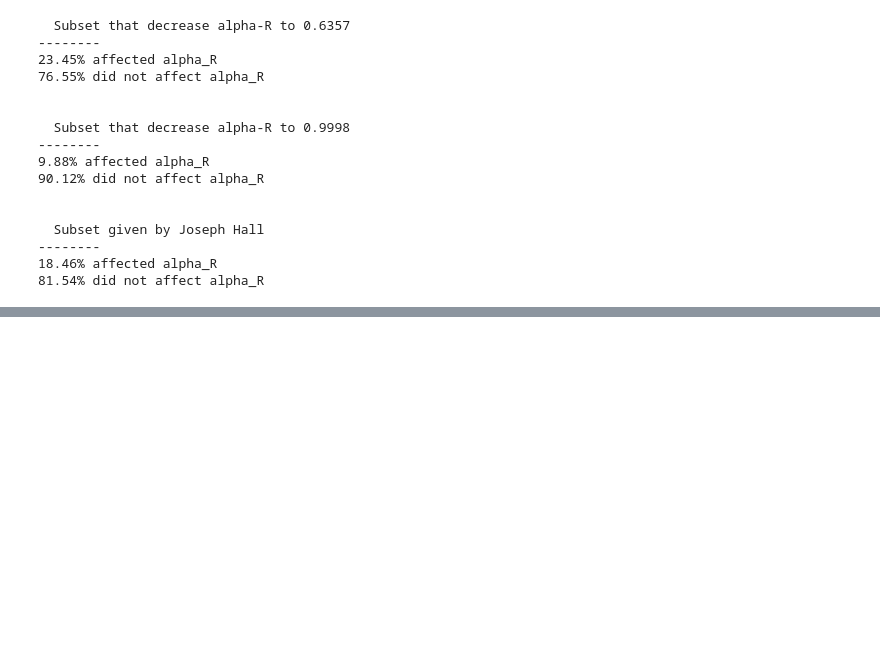
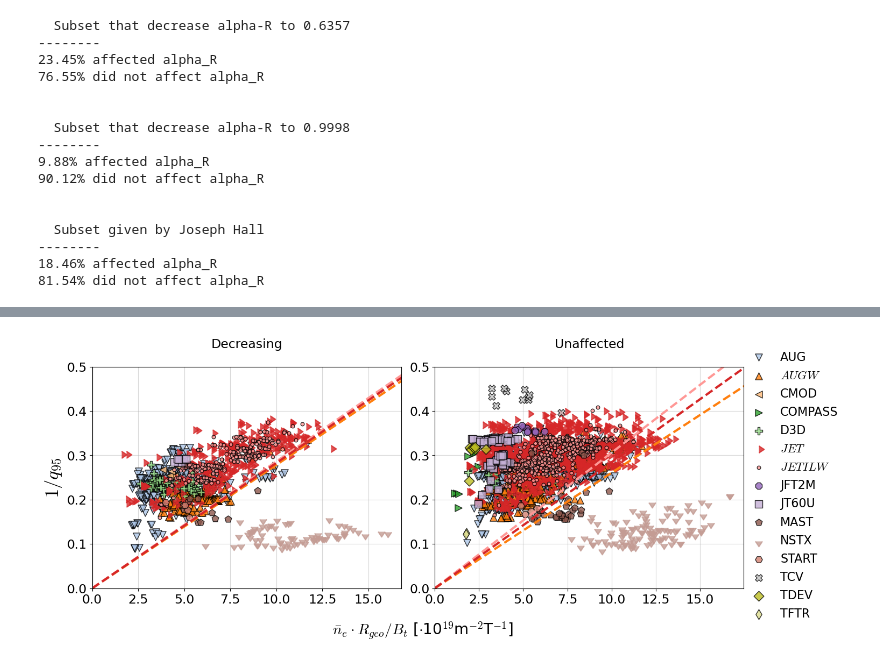
Before and after one commit to Chinnasf/FUSION-EP-Master-Thesis, a Jupyter notebook: Tokamak Interpretation/ Hugill diagrams.ipynb, the cells around one changed output, grey strips where cells are left out. Drawn from its saved outputs; the diff is of its cells as text; code cells hidden in the pictures; blank space fills up the shorter version.

```diff
--- a/Tokamak Interpretation/ Hugill diagrams.ipynb
+++ b/Tokamak Interpretation/ Hugill diagrams.ipynb
@@ -276,0 +220,89 @@ plt.tight_layout()
+# %%
+# Create a figure with two subplots
+fig, (ax1, ax2) = plt.subplots(1, 2, figsize=(15, 5.5))
+
+
+import pdb # For debugging || pdb.set_trace()
+
+parameter = "TOK"
+db5_ = DB5.copy()#[DB5.TOK.isin(["ASDEX","AUG", "JETILW"])].copy()
+
+# Set the parameter and category colors
+category_colors = HUE_ORDER[parameter]
+xmin, xmax = (0, None)
+ymin, ymax = (0, 0.5)
+# -------------------------------------
+
+x_label = "$\\bar{n}_e\\cdot R_{geo} / B_t$ [$\\cdot$10$^{19}$m$^{-2}$T$^{-1}$]"
+y_label = "$1/q_{95}$"
+
+data1["Y"] = 1/data1["Q95"]
+data2["Y"] = 1/data2["Q95"]
+
+data1["X"] = data1["NEL"]*data1["RGEO"]/np.abs(data1["BT"])
+data2["X"] = data2["NEL"]*data2["RGEO"]/np.abs(data2["BT"])
+
+TOK_lines = ["AUGW","JETILW","JET"]
+
+for tok in data1["TOK"].unique():
+    ax1.scatter(data1[data1.TOK.isin([tok])]["X"], data1[data1.TOK.isin([tok])]["Y"],
+            color=category_colors[tok], edgecolors='black', s=90, alpha=0.8, marker=tok_markers[tok] )
+ax1.grid(alpha=0.5)
+
+for tok in data2["TOK"].unique():
+    ax2.scatter(data2[data2.TOK.isin([tok])]["X"], data2[data2.TOK.isin([tok])]["Y"],
+            color=category_colors[tok], edgecolors='black', s=90, alpha=0.8, marker=tok_markers[tok] )
+ax2.grid(alpha=0.5)
+
+# Add legend outside of the plot
+handles = []
+labels = []
+for tok in data2["TOK"].unique():
+    handle = ax2.scatter([], [], color=category_colors[tok], edgecolors='black', alpha=0.8, s=90, marker=tok_markers[tok])
+    handles.append(handle)
+    if tok in TOK_lines:
+        labels.append(r"$\it{" + tok + "}$")  # Bold font for names in TOK_lines
+    else:
+        labels.append(tok)
+ax2.legend(handles, labels, loc='upper right', bbox_to_anchor=(1.34, 1.12), frameon=False, fontsize=16)
+
+ax1.set_ylabel(y_label, fontsize=25)
+fig.text(0.48, -0.03, x_label, ha='center', fontsize=20)
+
+ax1.set_xlim(xmin, xmax)
+ax1.set_ylim(ymin, ymax)
+ax2.set_xlim(xmin, xmax)
+ax2.set_ylim(ymin, ymax)
+
+ax1.set_title("Decreasing\n", fontsize=17)
+ax2.set_title("Unaffected\n", fontsize=17)
+
+ax1.tick_params(axis='both', which='major', labelsize=17)
+ax2.tick_params(axis='both', which='major', labelsize=17)
+
+# -- GreenWald Limit
+
+for i, tok in enumerate(TOK_lines):
+    data2["GW_limit"] = (10*np.abs(data2["IP"]))/(np.pi*data2["AMIN"]*data2["AMIN"])
+    GW_lims = data2[data2.TOK.isin([tok])]
+    GW_lims = GW_lims[GW_lims.GW_limit.isin([max(
+                        GW_lims["GW_limit"])])][["Y","GW_limit","BT", "Q95","RGEO","TOK"]]
+    m = (GW_lims["GW_limit"]*GW_lims["RGEO"]*GW_lims["Q95"]/np.abs(GW_lims["BT"])).values[0]
+    x = np.linspace(0,max(data2["X"]*1.1))
+    ax2.plot(x, (m**-1)*x, color=category_colors[tok], linestyle="--", linewidth=3)
+
+for i, tok in enumerate(TOK_lines):
+    data1["GW_limit"] = (10*np.abs(data1["IP"]))/(np.pi*data1["AMIN"]*data1["AMIN"])
+    GW_lims = data1[data1.TOK.isin([tok])]
+    GW_lims = GW_lims[GW_lims.GW_limit.isin([max(
+                        GW_lims["GW_limit"])])][["Y","GW_limit","BT", "Q95","RGEO","TOK"]]
+    m = (GW_lims["GW_limit"]*GW_lims["RGEO"]*GW_lims["Q95"]/np.abs(GW_lims["BT"])).values[0]
+    x = np.linspace(0,max(data1["X"]*1.1))
+    ax1.plot(x, (m**-1)*x, color=category_colors[tok], linestyle="--", linewidth=3)
+
+
+# Adjust the spacing between subplots
+plt.tight_layout()
+#plt.savefig(fig_path+"comparative_DensityStability_DU.pdf", format="pdf", dpi=800, bbox_inches='tight');
+# %% [output]
+[figure, added]
```
Also changed, not shown: parts of 4 cells of this notebook.
